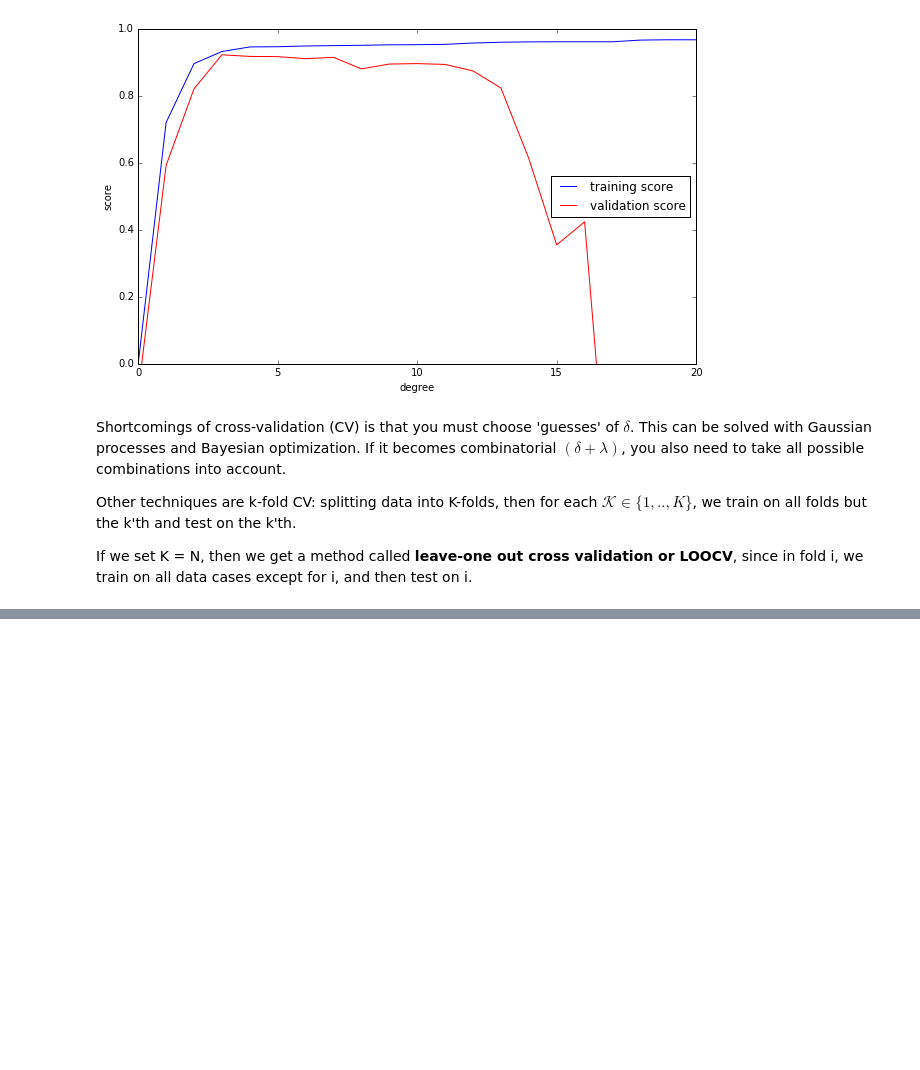
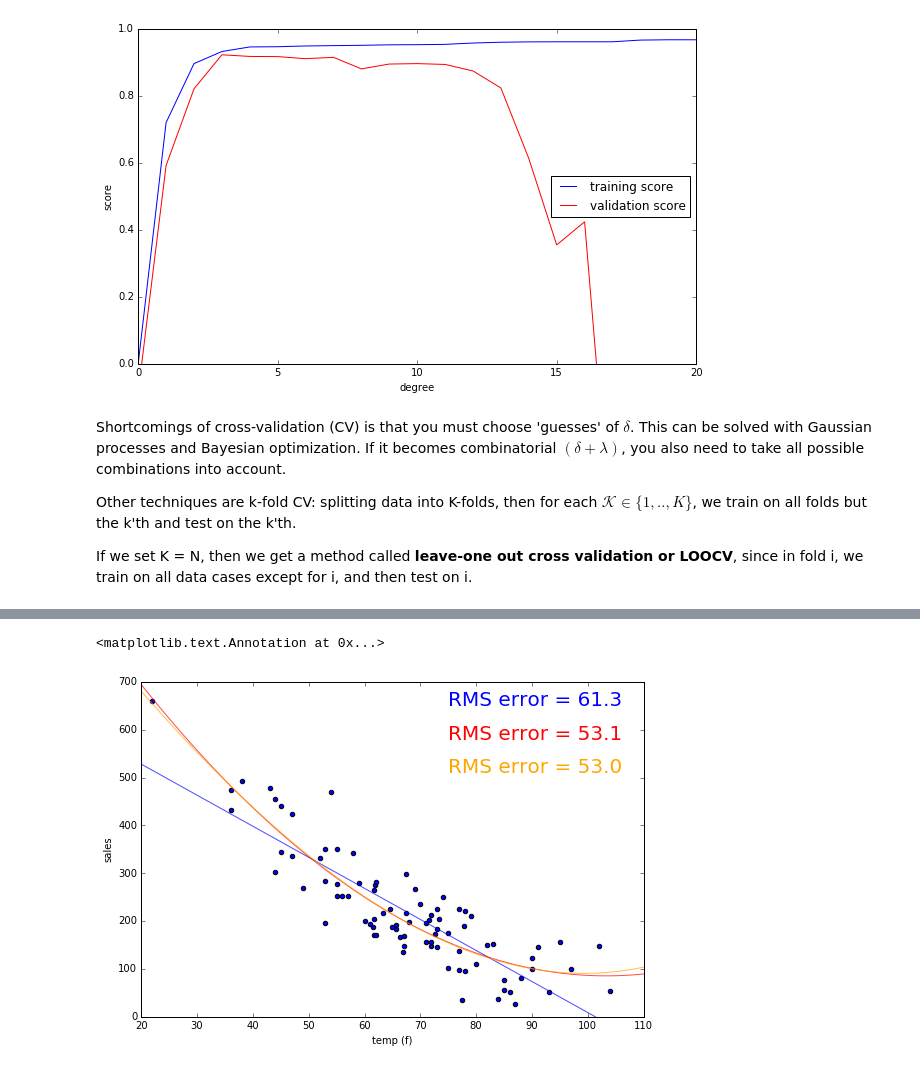
Before and after one commit to rmania/datascience, a Jupyter notebook: ubc_ml/Linear_prediction_regularization.ipynb, the cells around one changed output, grey strips where cells are left out. Drawn from its saved outputs; the diff is of its cells as text; code cells hidden in the pictures; blank space fills up the shorter version.

Commit message:
added poly ex

```diff
--- a/ubc_ml/Linear_prediction_regularization.ipynb
+++ b/ubc_ml/Linear_prediction_regularization.ipynb
@@ -366,0 +394,30 @@ If we set K = N, then we get a method called **leave-one out cross validation or
+# %%
+fig, ax = plt.subplots(figsize=[9,6])
+
+ax.scatter(df['temp'], df['sales'], c = 'blue')
+ax.set(xlabel='temp (f)', ylabel='sales', xlim =[20,110], ylim =[0,700]);
+
+# 1D Polynomial Fit
+poly1 = np.poly1d(np.polyfit(df['temp'], df['sales'], 1))
+poly1_predictions = poly1(range(111))
+ax.plot(range(111), poly1_predictions, color ='blue', alpha= .7)
+
+# 2D Polynomial Fit
+poly2 = np.poly1d(np.polyfit(df['temp'], df['sales'], 2))
+poly2_predictions = poly2(range(111))
+ax.plot(range(111), poly2_predictions, color ='red', alpha= .7)
+
+# 3D Polynomial Fit
+poly3 = np.poly1d(np.polyfit(df['temp'], df['sales'], 3))
+poly3_predictions = poly3(range(111))
+ax.plot(range(111), poly3_predictions, color ='orange', alpha= .7)
+
+ax.annotate('RMS error = %2.1f' % rmse(poly1(df.temp), df.sales),
+             xy=(75, 650), fontsize=20, color='blue', backgroundcolor='w')
+ax.annotate('RMS error = %2.1f' % rmse(poly2(df.temp), df.sales),
+             xy=(75, 580), fontsize=20, color='red', backgroundcolor='w')
+ax.annotate('RMS error = %2.1f' % rmse(poly3(df.temp), df.sales),
+             xy=(75, 510), fontsize=20, color='orange', backgroundcolor='w')
+# %% [output]
+<matplotlib.text.Annotation at 0x...>
+[figure, added]
```
Also changed, not shown: parts of 9 cells of this notebook.
